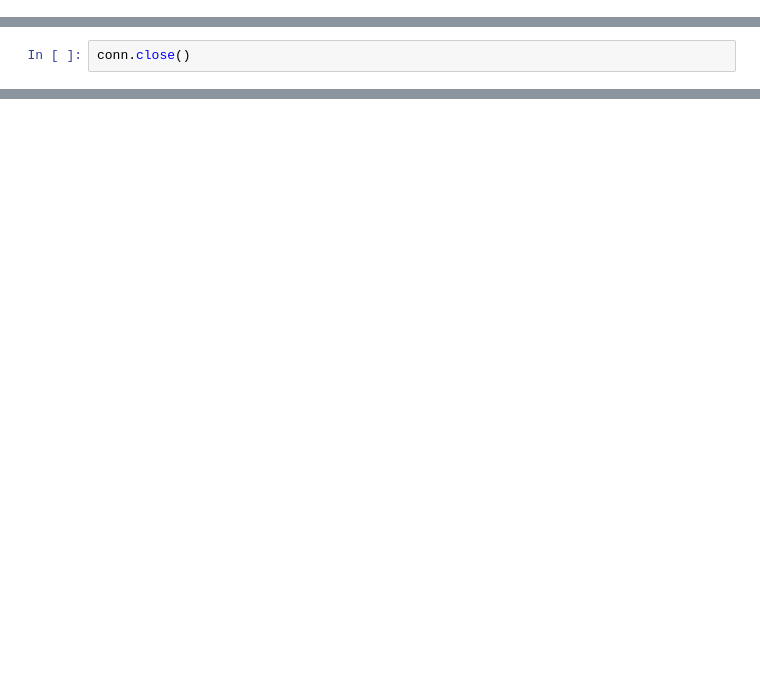
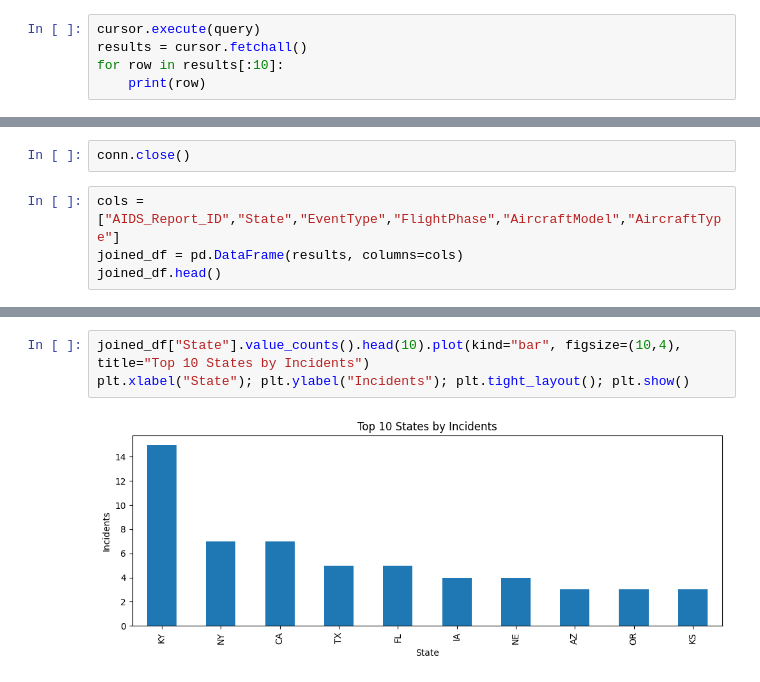
Before and after one commit to DrZamora01/FlightRisk-UPSAnalysis, a Jupyter notebook: notebooks/UPS_Analysis_main.ipynb, the cells around one changed output, grey strips where cells are left out. Saved outputs shown, nothing was run; the diff lists cells and outputs as text; blank space fills up the shorter version.

```diff
--- a/notebooks/UPS_Analysis_main.ipynb
+++ b/notebooks/UPS_Analysis_main.ipynb
@@ -280,3 +320,8 @@ ON
 '''
 
 joined_df = pd.read_sql_query(query, conn)
+# %%
+cursor.execute(query)
+results = cursor.fetchall()
+for row in results[:10]:
+    print(row)
@@ -283,2 +339,6 @@ joined_df = pd.read_sql_query(query, conn)
 # %%
 conn.close()
+# %%
+cols = ["AIDS_Report_ID","State","EventType","FlightPhase","AircraftModel","AircraftType"]
+joined_df = pd.DataFrame(results, columns=cols)
+joined_df.head()
@@ -284,0 +352,5 @@ conn.close()
+# %%
+joined_df["State"].value_counts().head(10).plot(kind="bar", figsize=(10,4), title="Top 10 States by Incidents")
+plt.xlabel("State"); plt.ylabel("Incidents"); plt.tight_layout(); plt.show()
+# %% [output]
+[figure, added]
```
Also changed, not shown: parts of 13 cells of this notebook.
